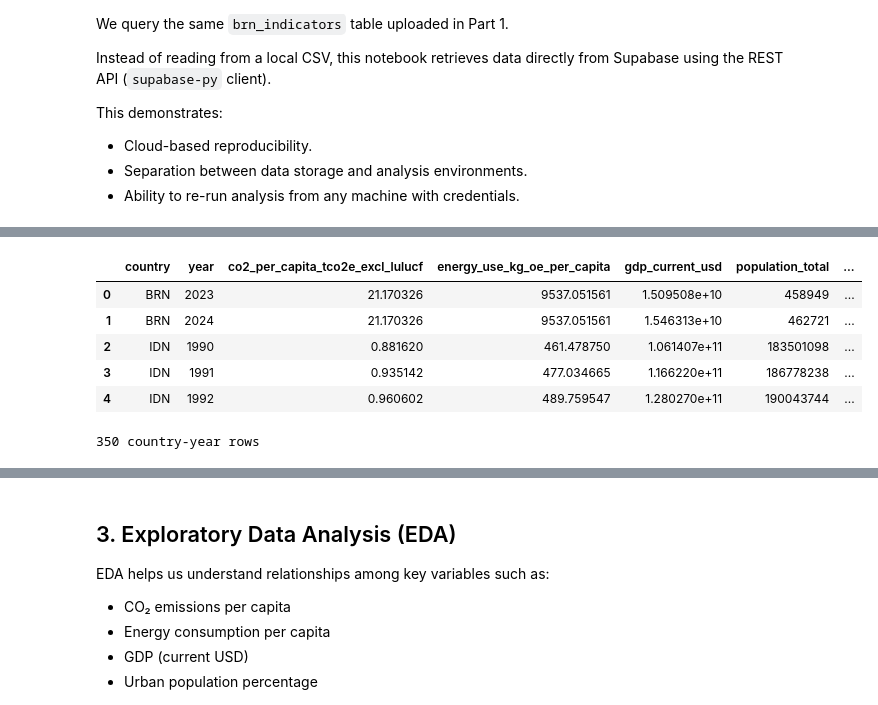
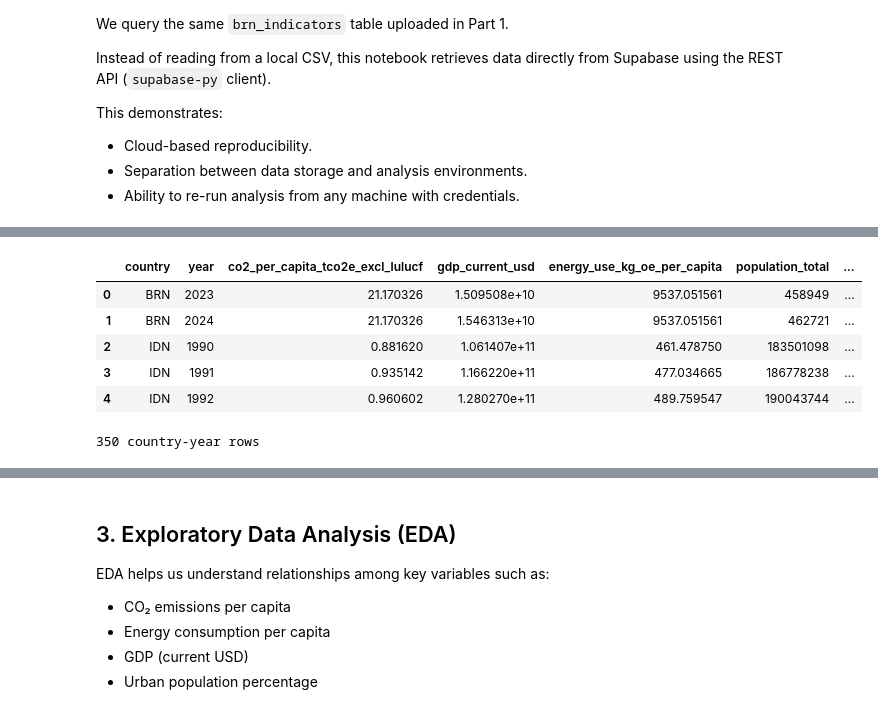
Before and after one commit to juliangoph/dat204m-hw2-data-persistence-analysis-and-modeling, a Jupyter notebook: notebooks/02_analysis_from_db.ipynb, the cells around one changed output, grey strips where cells are left out. Cells and saved outputs as stored; diff of their text form; code cells hidden in the pictures.

```diff
--- a/notebooks/02_analysis_from_db.ipynb
+++ b/notebooks/02_analysis_from_db.ipynb
@@ -39,16 +45,20 @@ print("✅ Supabase client ready")
 # %%
 TABLE_NAME = "brn_indicators"
 
-# Target and candidate features for Track A
-TARGET = "co2_per_capita_tco2e_excl_lulucf"
+# Multi-output targets for the new neural network
+TARGETS = [
+    "co2_per_capita_tco2e_excl_lulucf",
+    "gdp_current_usd",
+]
+
+# 4 input features (no longer using GDP as a feature)
 FEATURES = [
     "energy_use_kg_oe_per_capita",
-    "gdp_current_usd",
     "population_total",
     "urban_pop_pct",
     "renewable_energy_consumption_pct",
 ]
 
 # Optional filters if you want a specific country or year range
-FILTER_COUNTRY = None            # e.g., "BRN" or None for all available
+FILTER_COUNTRY = None  # e.g., "BRN" or None for all available
 YEAR_MIN, YEAR_MAX = None, None  # e.g., 1990, 2022 or None
@@ -88,26 +106,26 @@ df.sort_values(["country", "year"]).head()
 | 298 | BRN | 1993 | 19.535619 | 5.4108 | 7299.532663 | 6.203340e+09 | ... |
 | 299 | BRN | 1994 | 19.338170 | 5.4938 | 6603.066579 | 6.467783e+09 | ... |
 # %%
-required_cols = ["country", "year", TARGET] + FEATURES
+required_cols = ["country", "year"] + TARGETS + FEATURES
 missing = [c for c in required_cols if c not in df.columns]
 assert not missing, f"Missing columns in table: {missing}"
 
 # Ensure correct types
 df["year"] = pd.to_numeric(df["year"], errors="coerce").astype("Int64")
-for col in FEATURES + [TARGET]:
+
+for col in FEATURES + TARGETS:
     df[col] = pd.to_numeric(df[col], errors="coerce")
 
-# Keep rows that have the target
-df = df.dropna(subset=[TARGET]).copy()
+# Keep rows that have *all* targets
+df = df.dropna(subset=TARGETS).copy()
 
-# Brief info
-display(df[["country", "year", TARGET] + FEATURES].head())
+display(df[["country", "year"] + TARGETS + FEATURES].head())
 print(df[["country", "year"]].drop_duplicates().shape[0], "country-year rows")
 # %% [output]
-|  | country | year | co2_per_capita_tco2e_excl_lulucf | energy_use_kg_oe_per_capita | gdp_current_usd | population_total | ... |
-| 0 | BRN | 2023 | 21.170326 | 9537.051561 | 1.509508e+10 | 458949 | ... |
-| 1 | BRN | 2024 | 21.170326 | 9537.051561 | 1.546313e+10 | 462721 | ... |
-| 2 | IDN | 1990 | 0.881620 | 461.478750 | 1.061407e+11 | 183501098 | ... |
-| 3 | IDN | 1991 | 0.935142 | 477.034665 | 1.166220e+11 | 186778238 | ... |
-| 4 | IDN | 1992 | 0.960602 | 489.759547 | 1.280270e+11 | 190043744 | ... |
+|  | country | year | co2_per_capita_tco2e_excl_lulucf | gdp_current_usd | energy_use_kg_oe_per_capita | population_total | ... |
+| 0 | BRN | 2023 | 21.170326 | 1.509508e+10 | 9537.051561 | 458949 | ... |
+| 1 | BRN | 2024 | 21.170326 | 1.546313e+10 | 9537.051561 | 462721 | ... |
+| 2 | IDN | 1990 | 0.881620 | 1.061407e+11 | 461.478750 | 183501098 | ... |
+| 3 | IDN | 1991 | 0.935142 | 1.166220e+11 | 477.034665 | 186778238 | ... |
+| 4 | IDN | 1992 | 0.960602 | 1.280270e+11 | 489.759547 | 190043744 | ... |
 350 country-year rows
```
Also changed, not shown: parts of 16 cells of this notebook.
